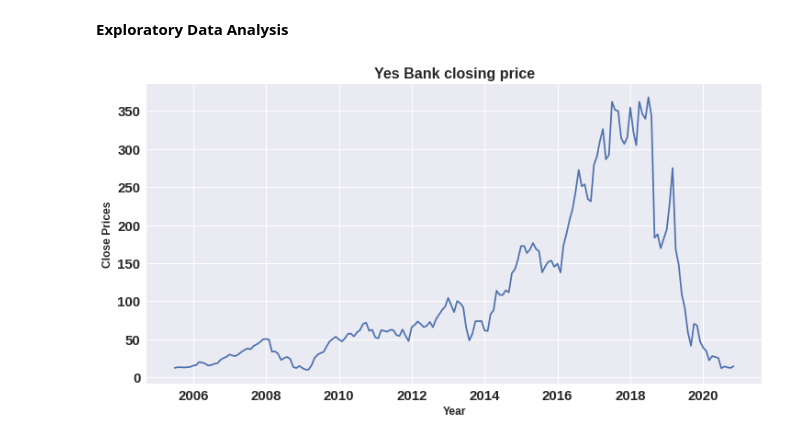
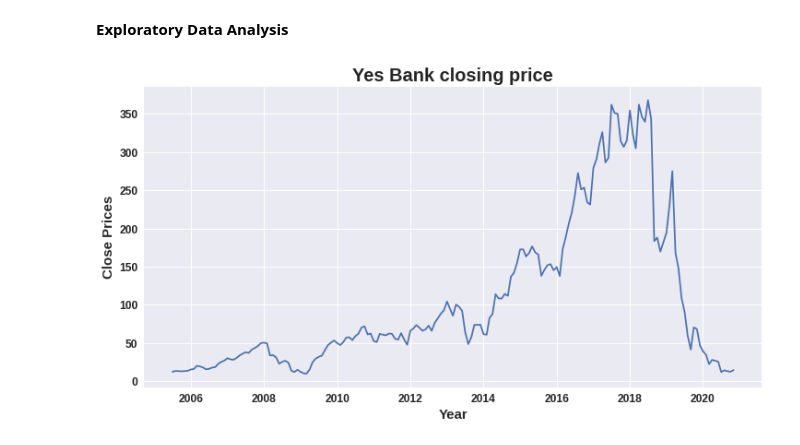
Before and after one commit to priyabodke41/Regression_capstone_project, a Jupyter notebook: Regression_capstone_project.ipynb, the cells around one changed output. Drawn from its saved outputs; the diff is of its cells as text; code cells hidden in the pictures.

```diff
--- a/Regression_capstone_project.ipynb
+++ b/Regression_capstone_project.ipynb
@@ -14,15 +14,15 @@ import seaborn as sns
 import matplotlib.pyplot as plt
 # %%
 plt.style.use('seaborn')
-plt.rcParams['axes.titlesize']=25
+plt.rcParams['axes.titlesize']=16
 plt.rcParams['axes.titleweight']='bold'
-plt.rcParams['xtick.labelsize']=15
-plt.rcParams['ytick.labelsize']=15
+plt.rcParams['xtick.labelsize']=12
+plt.rcParams['ytick.labelsize']=12
 plt.rcParams['axes.labelweight']='bold'
-plt.rcParams['axes.labelsize']=20
+plt.rcParams['axes.labelsize']=15
 plt.rcParams['font.weight']='bold'
-plt.rcParams['legend.fontsize']=15
-plt.rcParams['legend.title_fontsize']=15
+plt.rcParams['legend.fontsize']=12
+plt.rcParams['legend.title_fontsize']=12
 # %%
 from google.colab import drive
 drive.mount('/content/drive')
@@ -118,13 +118,13 @@ stockdata.head()
 # %% [markdown]
 **Exploratory Data Analysis**
 # %%
-#visualising closing price on months basis
+#visualising closing price on year basis
 plt.figure(figsize=(12,6))
 plt.grid(True)
-plt.xlabel('Year', fontsize=12)
-plt.ylabel('Close Prices', fontsize=12)
+plt.xlabel('Year')
+plt.ylabel('Close Prices')
 plt.plot(stockdata['Date'], stockdata['Close'])
-plt.title('Yes Bank closing price', fontsize=16)
+plt.title('Yes Bank closing price')
 plt.show()
 # %% [output]
-[figure, old version]
+[figure, new version]
```
Also changed, not shown: parts of 16 cells of this notebook.
